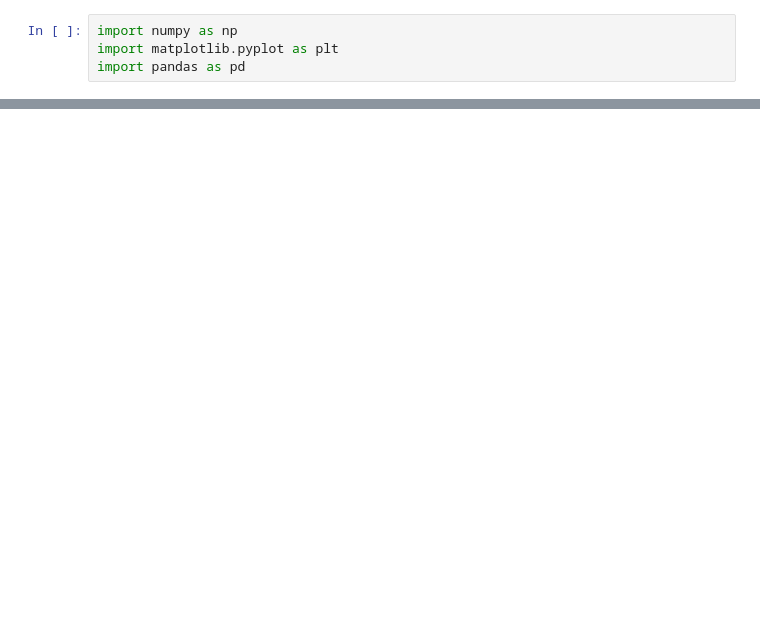
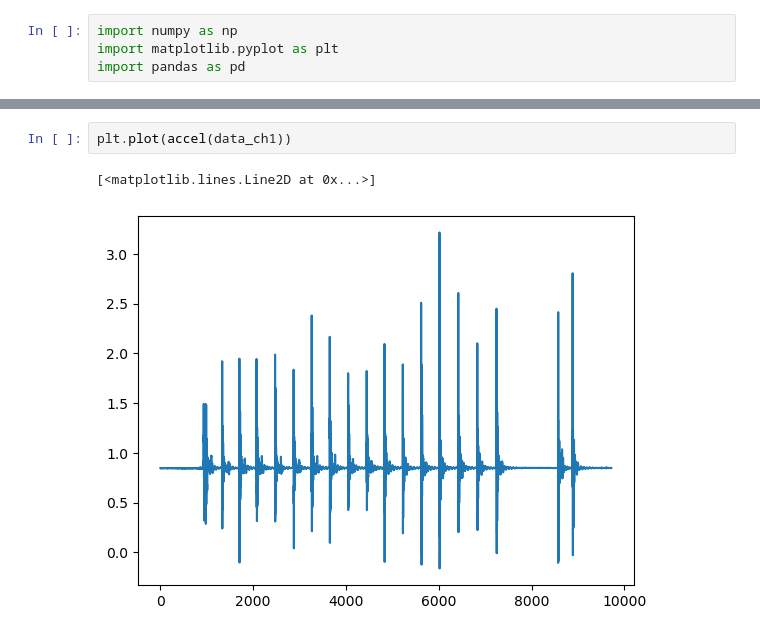
Before and after one commit to cgem-experiment/Accelerometers, a Jupyter notebook: Import_data.ipynb, the cells around one changed output, grey strips where cells are left out. Drawn from its saved outputs; the diff is of its cells as text; blank space fills up the shorter version.

```diff
--- a/Import_data.ipynb
+++ b/Import_data.ipynb
@@ -81,0 +156,5 @@ mean voltage channel 2: -0.003122319116291017
+# %%
+plt.plot(accel(data_ch1))
+# %% [output]
+[<matplotlib.lines.Line2D at 0x...>]
+[figure, added]
```
Also changed, not shown: parts of 11 cells of this notebook, 6 other files.
